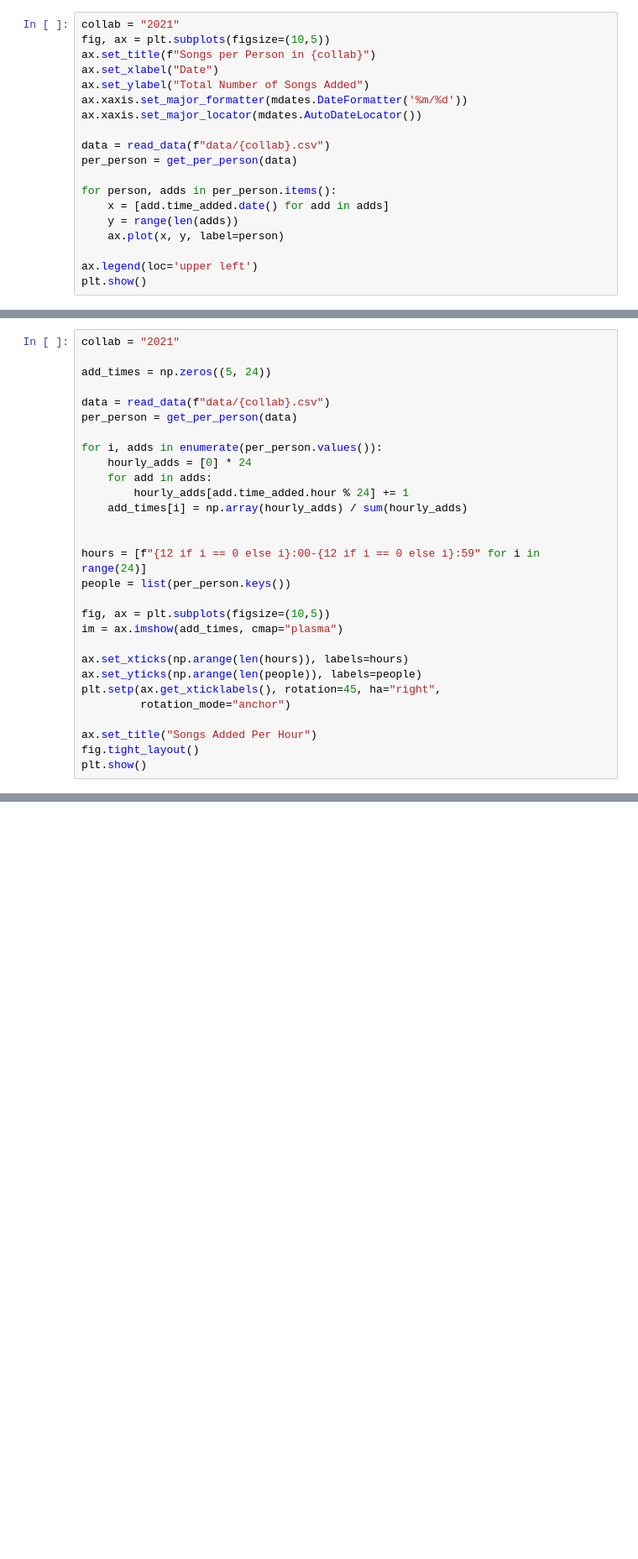
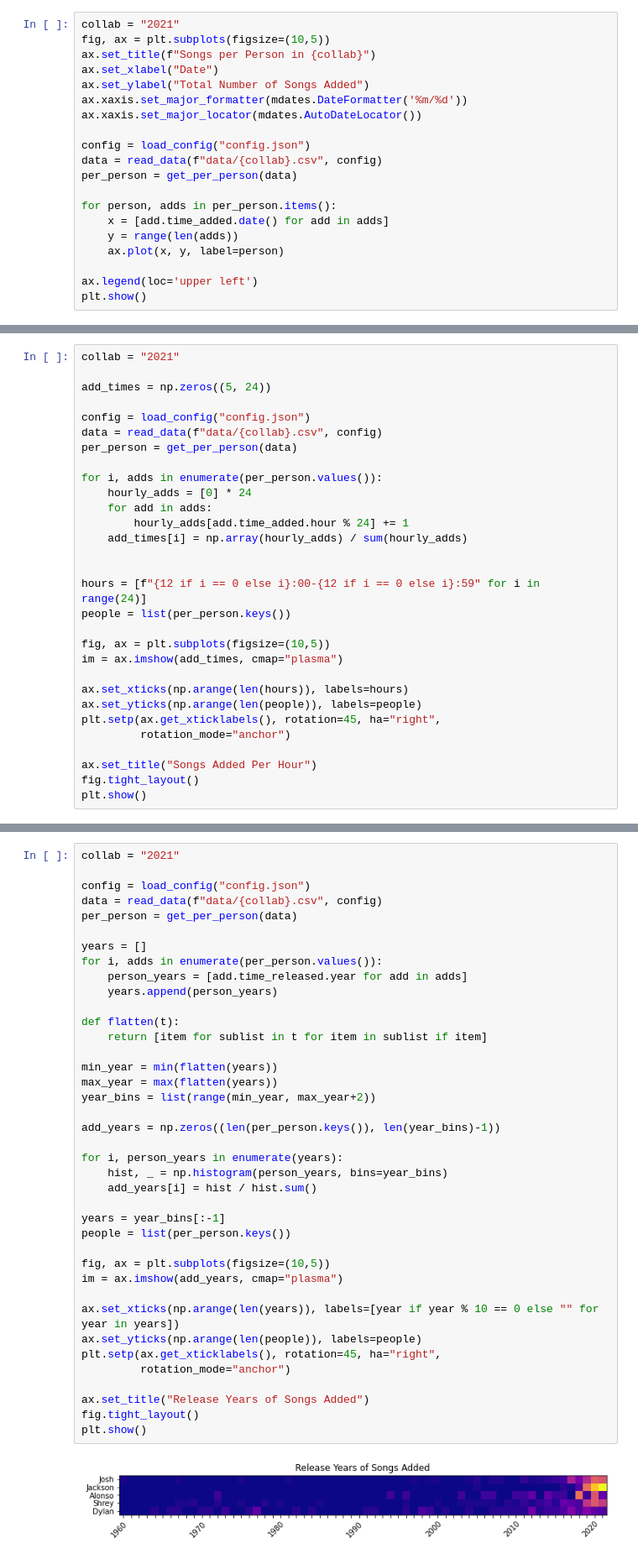
Before and after one commit to jdeitelzweig/spotify_playlist_stats, a Jupyter notebook: visuals.ipynb, the cells around one changed output, grey strips where cells are left out. Shown: that part at 84% size. Drawn from its saved outputs; the diff is of its cells as text; blank space fills up the shorter version.

Commit message:
Add config files, year heatmap

```diff
--- a/visuals.ipynb
+++ b/visuals.ipynb
@@ -45,7 +45,8 @@ ax.set_ylabel("Total Number of Songs Added")
 ax.xaxis.set_major_formatter(mdates.DateFormatter('%m/%d'))
 ax.xaxis.set_major_locator(mdates.AutoDateLocator())
 
-data = read_data(f"data/{collab}.csv")
+config = load_config("config.json")
+data = read_data(f"data/{collab}.csv", config)
 per_person = get_per_person(data)
 
 for person, adds in per_person.items():
@@ -62,7 +63,8 @@ collab = "2021"
 
 add_times = np.zeros((5, 24))
 
-data = read_data(f"data/{collab}.csv")
+config = load_config("config.json")
+data = read_data(f"data/{collab}.csv", config)
 per_person = get_per_person(data)
 
 for i, adds in enumerate(per_person.values()):
@@ -88,3 +90,44 @@ fig.tight_layout()
 plt.show()
 # %% [output]
 [figure]
+# %%
+collab = "2021"
+
+config = load_config("config.json")
+data = read_data(f"data/{collab}.csv", config)
+per_person = get_per_person(data)
+
+years = []
+for i, adds in enumerate(per_person.values()):
+    person_years = [add.time_released.year for add in adds]
+    years.append(person_years)
+
+def flatten(t):
+    return [item for sublist in t for item in sublist if item]
+
+min_year = min(flatten(years))
+max_year = max(flatten(years))
+year_bins = list(range(min_year, max_year+2))
+
+add_years = np.zeros((len(per_person.keys()), len(year_bins)-1))
+
+for i, person_years in enumerate(years):
+    hist, _ = np.histogram(person_years, bins=year_bins)
+    add_years[i] = hist / hist.sum()
+
+years = year_bins[:-1]
+people = list(per_person.keys())
+
+fig, ax = plt.subplots(figsize=(10,5))
+im = ax.imshow(add_years, cmap="plasma")
+
+ax.set_xticks(np.arange(len(years)), labels=[year if year % 10 == 0 else "" for year in years])
+ax.set_yticks(np.arange(len(people)), labels=people)
+plt.setp(ax.get_xticklabels(), rotation=45, ha="right",
+         rotation_mode="anchor")
+
+ax.set_title("Release Years of Songs Added")
+fig.tight_layout()
+plt.show()
+# %% [output]
+[figure, added]
```
Also changed, not shown: parts of 1 cell of this notebook, 1 other file.
